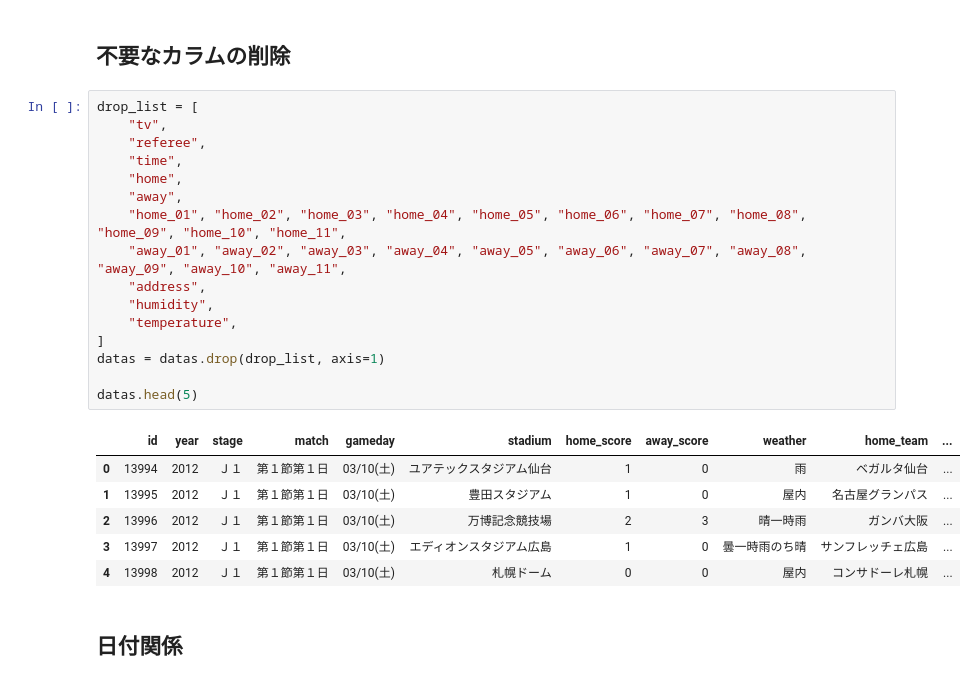
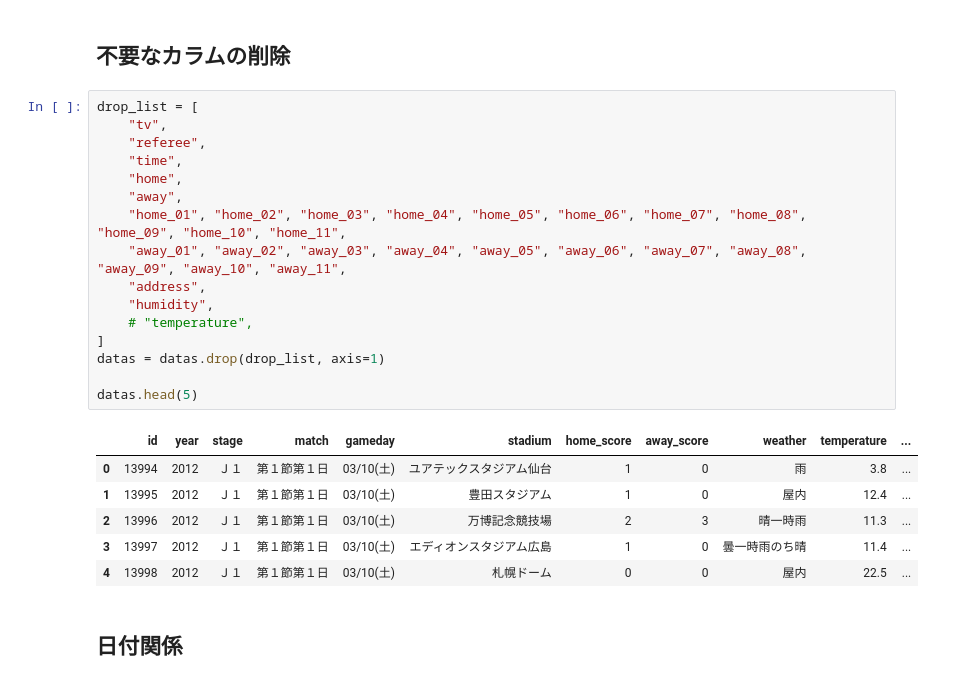
Before and after one commit to Katsuya56/neec-AI, a Jupyter notebook: run.ipynb, the cells around one changed output. Saved outputs shown, nothing was run; the diff lists cells and outputs as text.

```diff
--- a/run.ipynb
+++ b/run.ipynb
@@ -77,26 +89,26 @@ datas = pd.concat([train, test], sort=False)
 # %%
 drop_list = [
     "tv",
     "referee",
     "time",
     "home",
     "away",
     "home_01", "home_02", "home_03", "home_04", "home_05", "home_06", "home_07", "home_08", "home_09", "home_10", "home_11",
     "away_01", "away_02", "away_03", "away_04", "away_05", "away_06", "away_07", "away_08", "away_09", "away_10", "away_11",
     "address",
     "humidity",
-    "temperature",
+    # "temperature",
 ]
 datas = datas.drop(drop_list, axis=1)
 
 datas.head(5)
 # %% [output]
-|  | id | year | stage | match | gameday | stadium | home_score | away_score | weather | home_team | ... |
-| 0 | 13994 | 2012 | Ｊ１ | 第１節第１日 | 03/10(土) | ユアテックスタジアム仙台 | 1 | 0 | 雨 | ベガルタ仙台 | ... |
-| 1 | 13995 | 2012 | Ｊ１ | 第１節第１日 | 03/10(土) | 豊田スタジアム | 1 | 0 | 屋内 | 名古屋グランパス | ... |
-| 2 | 13996 | 2012 | Ｊ１ | 第１節第１日 | 03/10(土) | 万博記念競技場 | 2 | 3 | 晴一時雨 | ガンバ大阪 | ... |
-| 3 | 13997 | 2012 | Ｊ１ | 第１節第１日 | 03/10(土) | エディオンスタジアム広島 | 1 | 0 | 曇一時雨のち晴 | サンフレッチェ広島 | ... |
-| 4 | 13998 | 2012 | Ｊ１ | 第１節第１日 | 03/10(土) | 札幌ドーム | 0 | 0 | 屋内 | コンサドーレ札幌 | ... |
+|  | id | year | stage | match | gameday | stadium | home_score | away_score | weather | temperature | ... |
+| 0 | 13994 | 2012 | Ｊ１ | 第１節第１日 | 03/10(土) | ユアテックスタジアム仙台 | 1 | 0 | 雨 | 3.8 | ... |
+| 1 | 13995 | 2012 | Ｊ１ | 第１節第１日 | 03/10(土) | 豊田スタジアム | 1 | 0 | 屋内 | 12.4 | ... |
+| 2 | 13996 | 2012 | Ｊ１ | 第１節第１日 | 03/10(土) | 万博記念競技場 | 2 | 3 | 晴一時雨 | 11.3 | ... |
+| 3 | 13997 | 2012 | Ｊ１ | 第１節第１日 | 03/10(土) | エディオンスタジアム広島 | 1 | 0 | 曇一時雨のち晴 | 11.4 | ... |
+| 4 | 13998 | 2012 | Ｊ１ | 第１節第１日 | 03/10(土) | 札幌ドーム | 0 | 0 | 屋内 | 22.5 | ... |
 # %% [markdown]
 ## 日付関係
 # %%
```
Also changed, not shown: parts of 15 cells of this notebook, 3 other files.
